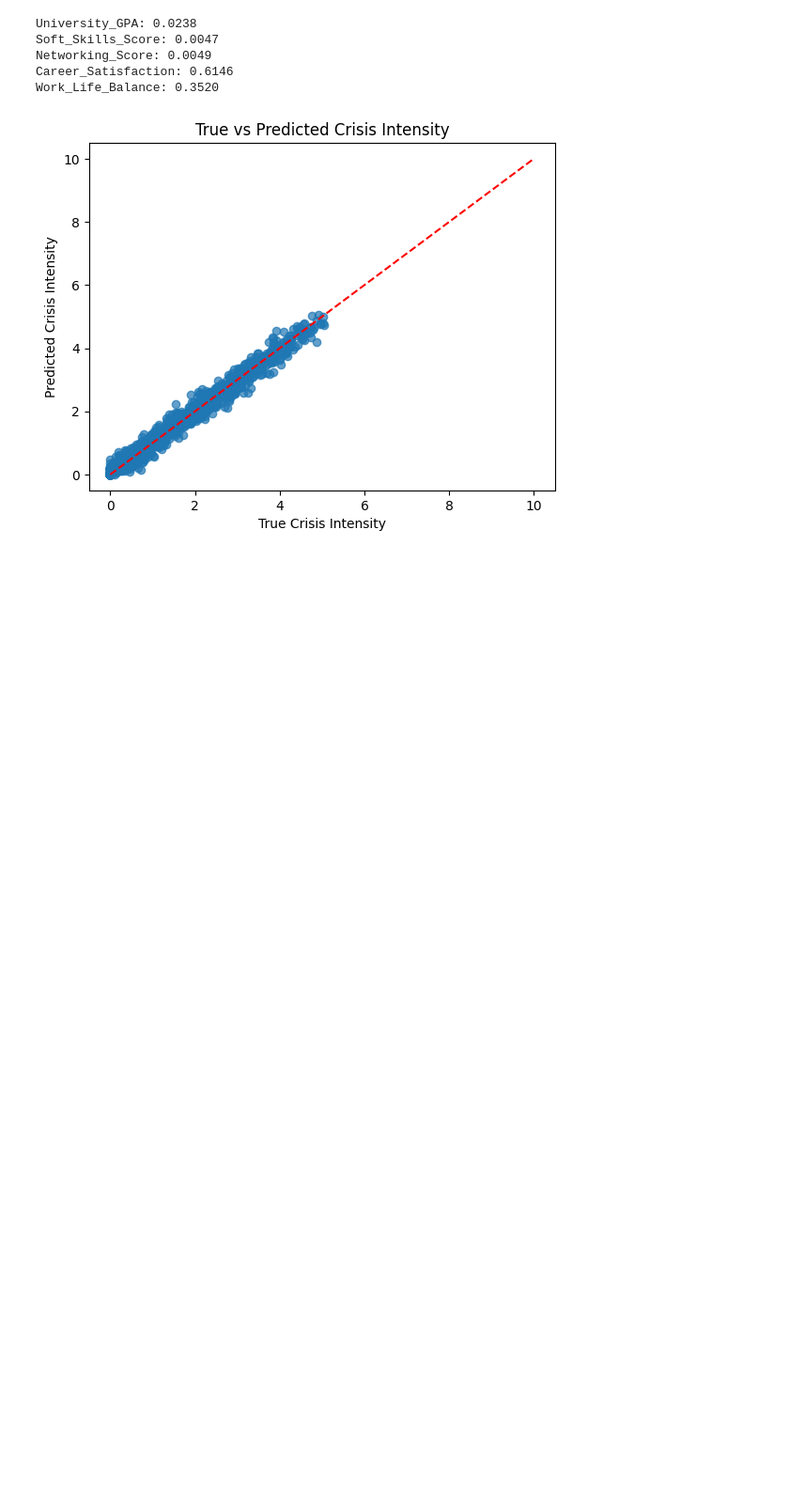
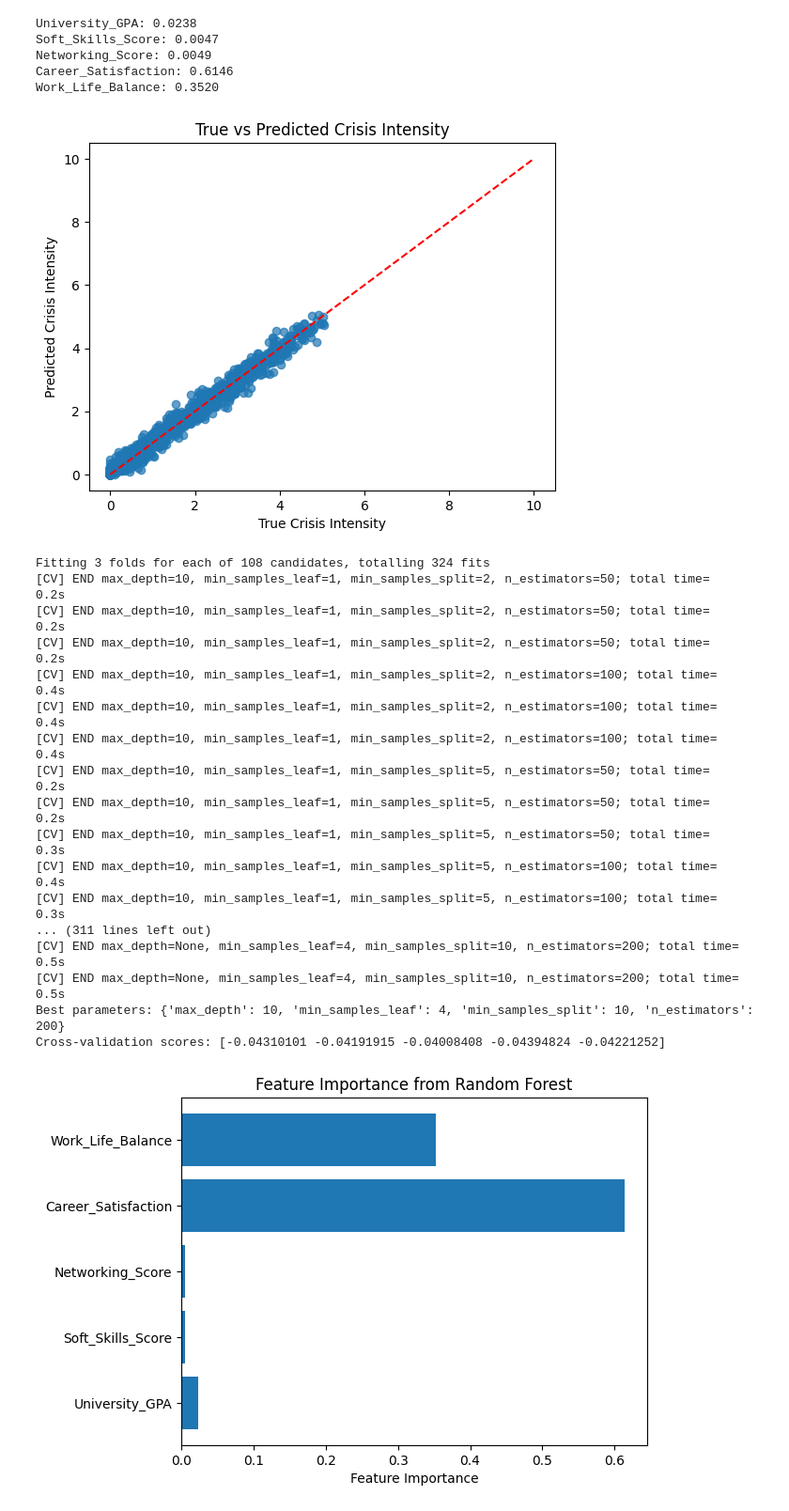
Before and after one commit to gracematsuoka/LifeCrash, a Jupyter notebook: notebook/plots_school_outcomes.ipynb, the cells around one changed output. Shown at 94% size. Cells and saved outputs as stored; diff of their text form; code cells hidden in the pictures; blank space fills up the shorter version.

Commit message:
added fine tuning on hyperparameters

```diff
--- a/notebook/plots_school_outcomes.ipynb
+++ b/notebook/plots_school_outcomes.ipynb
@@ -119,3 +119,56 @@ Networking_Score: 0.0049
 Career_Satisfaction: 0.6146
 Work_Life_Balance: 0.3520
 [figure]
+# %%
+# Fine-tune our Random Forest Regressor by adjusting hyperparameters
+
+from sklearn.model_selection import GridSearchCV
+
+param_grid = {
+    'n_estimators': [50, 100, 200],
+    'max_depth': [10, 20, 30, None],
+    'min_samples_split': [2, 5, 10],
+    'min_samples_leaf': [1, 2, 4]
+}
+
+grid_search = GridSearchCV(estimator=RandomForestRegressor(random_state=42), param_grid=param_grid, cv=3, n_jobs=-1, verbose=2)
+grid_search.fit(X_train, y_train)
+print("Best parameters:", grid_search.best_params_)
+
+from sklearn.model_selection import cross_val_score
+
+scores = cross_val_score(rf_model, X, y, cv=5, scoring='neg_mean_squared_error')
+print("Cross-validation scores:", scores)
+
+from sklearn.linear_model import LinearRegression
+lr_model = LinearRegression()
+lr_model.fit(X_train, y_train)
+y_pred_lr = lr_model.predict(X_test)
+
+feature_importance = rf_model.feature_importances_
+feature_names = X.columns
+
+# Plotting feature importance
+plt.barh(feature_names, feature_importance)
+plt.xlabel('Feature Importance')
+plt.title('Feature Importance from Random Forest')
+plt.show()
+# %% [output]
+Fitting 3 folds for each of 108 candidates, totalling 324 fits
+[CV] END max_depth=10, min_samples_leaf=1, min_samples_split=2, n_estimators=50; total time=   0.2s
+[CV] END max_depth=10, min_samples_leaf=1, min_samples_split=2, n_estimators=50; total time=   0.2s
+[CV] END max_depth=10, min_samples_leaf=1, min_samples_split=2, n_estimators=50; total time=   0.2s
+[CV] END max_depth=10, min_samples_leaf=1, min_samples_split=2, n_estimators=100; total time=   0.4s
+[CV] END max_depth=10, min_samples_leaf=1, min_samples_split=2, n_estimators=100; total time=   0.4s
+[CV] END max_depth=10, min_samples_leaf=1, min_samples_split=2, n_estimators=100; total time=   0.4s
+[CV] END max_depth=10, min_samples_leaf=1, min_samples_split=5, n_estimators=50; total time=   0.2s
+[CV] END max_depth=10, min_samples_leaf=1, min_samples_split=5, n_estimators=50; total time=   0.2s
+[CV] END max_depth=10, min_samples_leaf=1, min_samples_split=5, n_estimators=50; total time=   0.3s
+[CV] END max_depth=10, min_samples_leaf=1, min_samples_split=5, n_estimators=100; total time=   0.4s
+[CV] END max_depth=10, min_samples_leaf=1, min_samples_split=5, n_estimators=100; total time=   0.3s
+... (311 lines left out)
+[CV] END max_depth=None, min_samples_leaf=4, min_samples_split=10, n_estimators=200; total time=   0.5s
+[CV] END max_depth=None, min_samples_leaf=4, min_samples_split=10, n_estimators=200; total time=   0.5s
+Best parameters: {'max_depth': 10, 'min_samples_leaf': 4, 'min_samples_split': 10, 'n_estimators': 200}
+Cross-validation scores: [-0.04310101 -0.04191915 -0.04008408 -0.04394824 -0.04221252]
+[figure, added]
```
Also changed, not shown: parts of 1 cell of this notebook.
